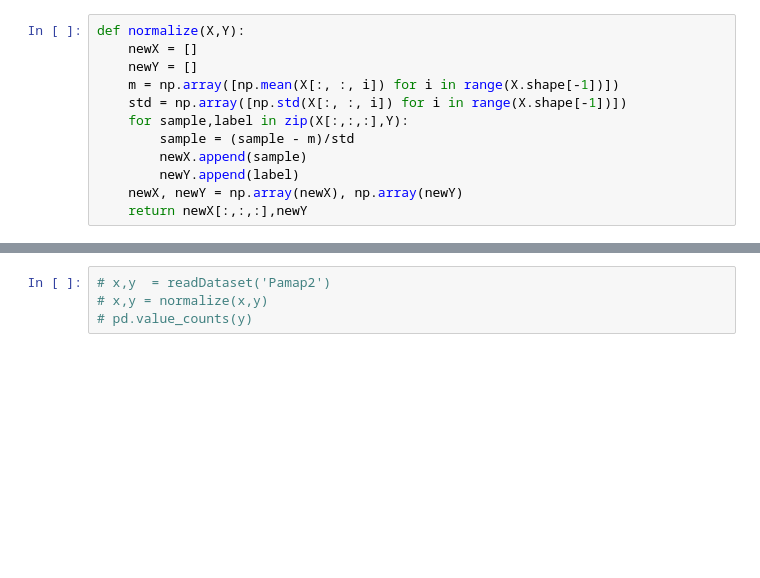
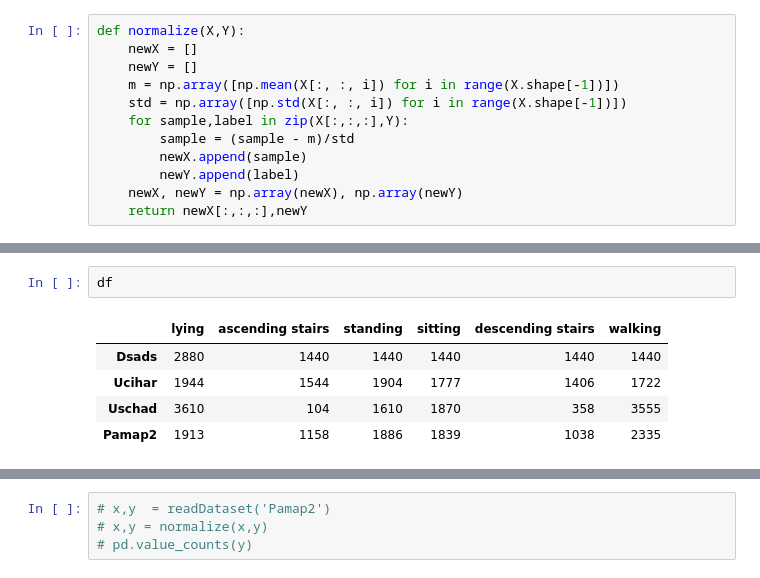
Before and after one commit to gcramerb/TransferLearning-Sensors, a Jupyter notebook: experiments/analysis/classesAnalysis.ipynb, the cells around one changed output, grey strips where cells are left out. Drawn from its saved outputs; the diff is of its cells as text; blank space fills up the shorter version.

```diff
--- a/experiments/analysis/classesAnalysis.ipynb
+++ b/experiments/analysis/classesAnalysis.ipynb
@@ -94 +114,9 @@ for dat in datasetList:
+# %%
+df
+# %% [output]
+|  | lying | ascending stairs | standing | sitting | descending stairs | walking |
+| Dsads | 2880 | 1440 | 1440 | 1440 | 1440 | 1440 |
+| Ucihar | 1944 | 1544 | 1904 | 1777 | 1406 | 1722 |
+| Uschad | 3610 | 104 | 1610 | 1870 | 358 | 3555 |
+| Pamap2 | 1913 | 1158 | 1886 | 1839 | 1038 | 2335 |
 # %%
```
Also changed, not shown: parts of 13 cells of this notebook, 8 other files.
